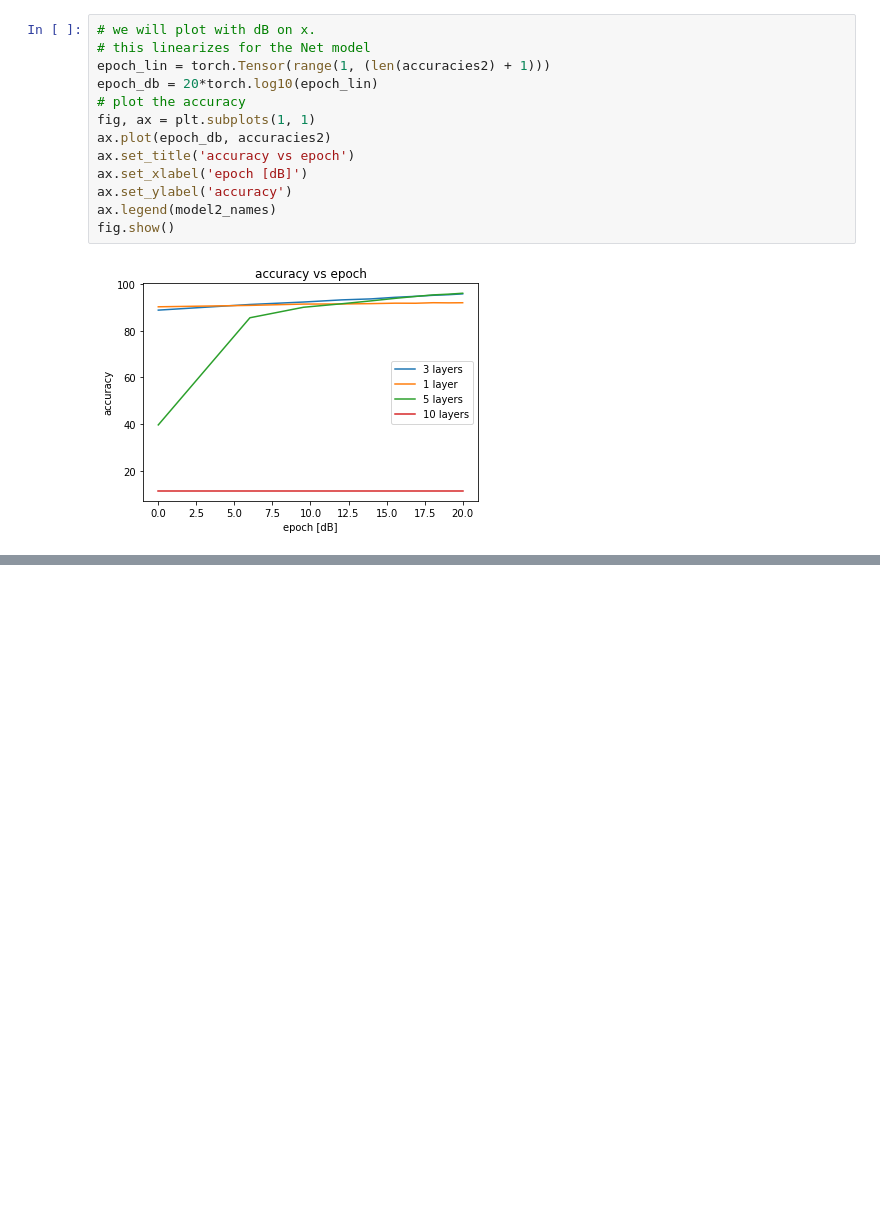
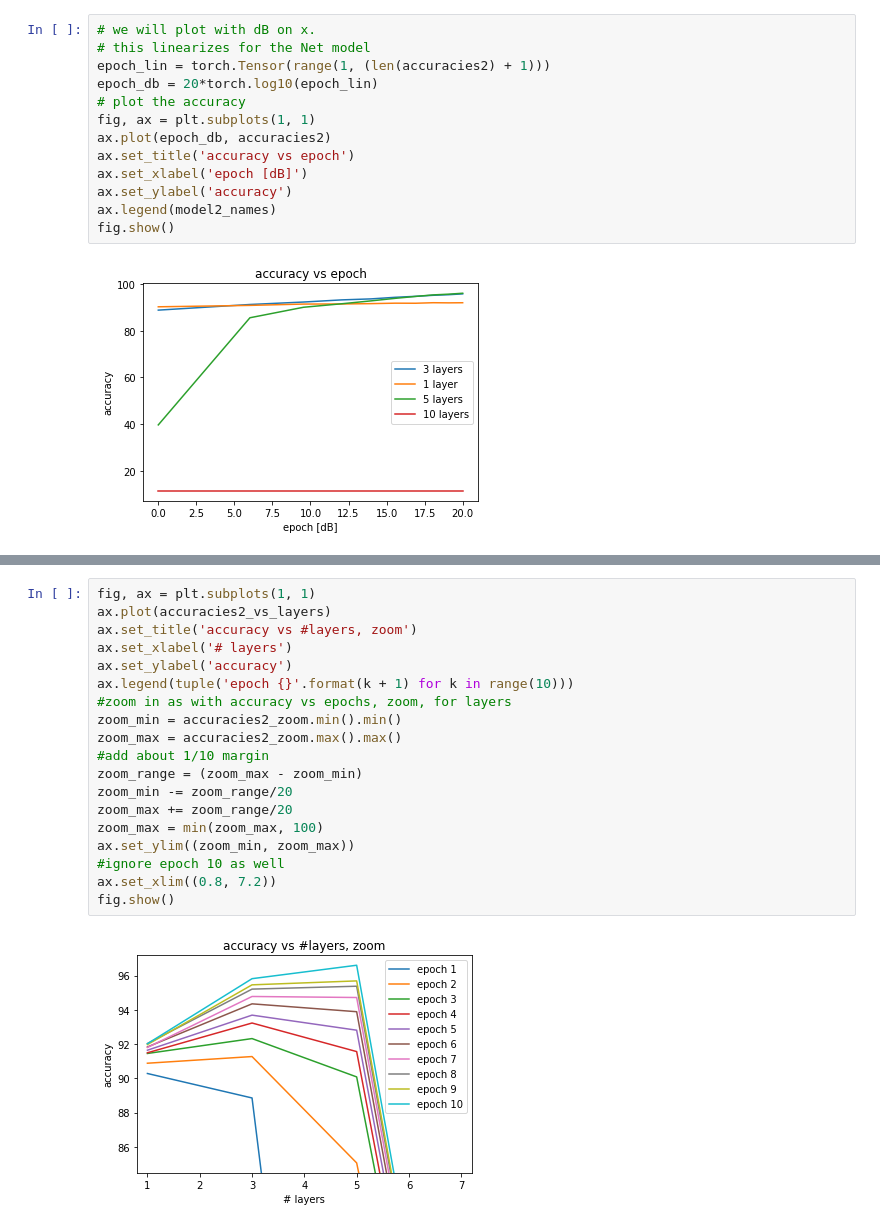
Before and after one commit to lduran2/CIS3715_DataScience_2022, a Jupyter notebook: Lab10/Lab10.ipynb, the cells around one changed output, grey strips where cells are left out. Saved outputs shown, nothing was run; the diff lists cells and outputs as text; blank space fills up the shorter version.

```diff
--- a/Lab10/Lab10.ipynb
+++ b/Lab10/Lab10.ipynb
@@ -729,0 +784,21 @@ fig.show()
+# %%
+fig, ax = plt.subplots(1, 1)
+ax.plot(accuracies2_vs_layers)
+ax.set_title('accuracy vs #layers, zoom')
+ax.set_xlabel('# layers')
+ax.set_ylabel('accuracy')
+ax.legend(tuple('epoch {}'.format(k + 1) for k in range(10)))
+#zoom in as with accuracy vs epochs, zoom, for layers
+zoom_min = accuracies2_zoom.min().min()
+zoom_max = accuracies2_zoom.max().max()
+#add about 1/10 margin
+zoom_range = (zoom_max - zoom_min)
+zoom_min -= zoom_range/20
+zoom_max += zoom_range/20
+zoom_max = min(zoom_max, 100)
+ax.set_ylim((zoom_min, zoom_max))
+#ignore epoch 10 as well
+ax.set_xlim((0.8, 7.2))
+fig.show()
+# %% [output]
+[figure, added]
```
Also changed, not shown: parts of 5 cells of this notebook.
